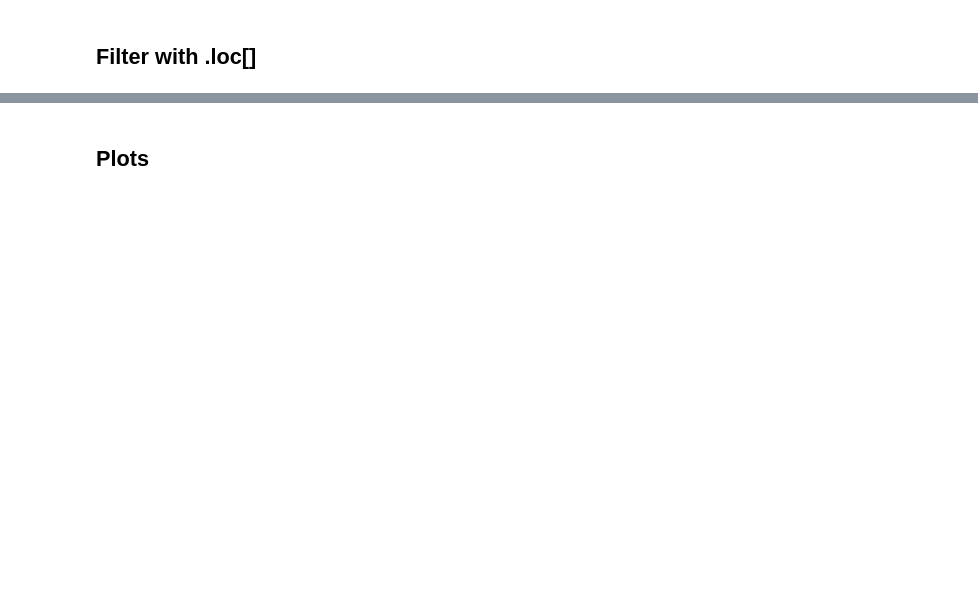
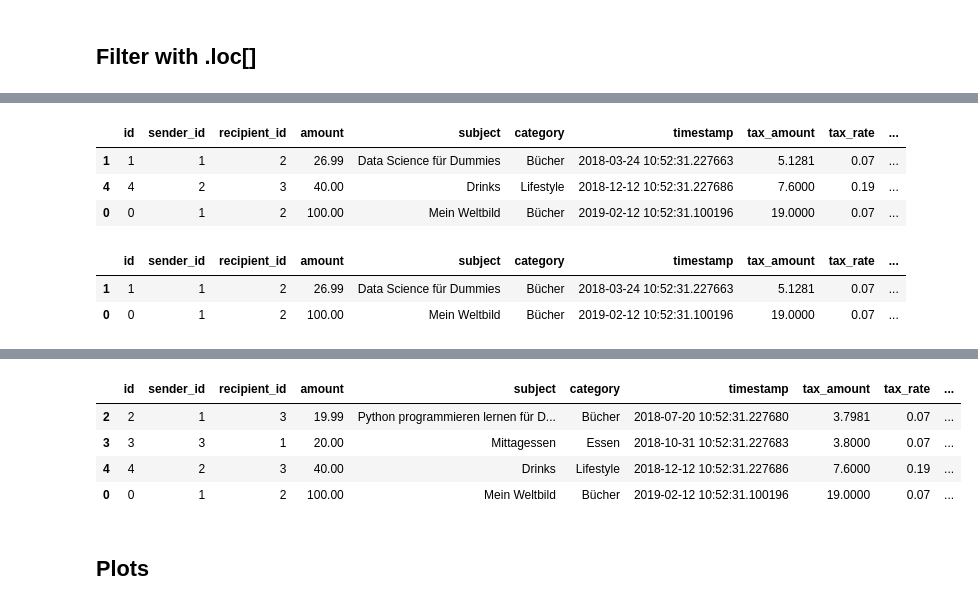
Before and after one commit to torbennaumann/DS-bank-app, a Jupyter notebook: notebooks/Bank App.ipynb, the cells around one changed output, grey strips where cells are left out. Cells and saved outputs as stored; diff of their text form; code cells hidden in the pictures; blank space fills up the shorter version.

```diff
--- a/notebooks/Bank App.ipynb
+++ b/notebooks/Bank App.ipynb
@@ -139,15 +275,30 @@ bank.transactions.loc[bank.transactions['category'] == 'Bücher']
 # %%
 # Filter alle Transaktionen mit einem amount > 20
+
+bank.transactions.loc[bank.transactions['amount'] > 20]
+# %% [output]
+|  | id | sender_id | recipient_id | amount | subject | category | timestamp | tax_amount | tax_rate | ... |
+| 1 | 1 | 1 | 2 | 26.99 | Data Science für Dummies | Bücher | 2018-03-24 10:52:31.227663 | 5.1281 | 0.07 | ... |
+| 4 | 4 | 2 | 3 | 40.00 | Drinks | Lifestyle | 2018-12-12 10:52:31.227686 | 7.6000 | 0.19 | ... |
+| 0 | 0 | 1 | 2 | 100.00 | Mein Weltbild | Bücher | 2019-02-12 10:52:31.100196 | 19.0000 | 0.07 | ... |
 # %%
 # Filter alle Bücher mit einem amount > 20
 
 # Erst die Bücher
-books =
+books = bank.transactions.loc[bank.transactions['category'] == 'Bücher']
 
 # Dann den amount
-books_with_amount_greater_20 =
+books_with_amount_greater_20 = books.loc[bank.transactions ['amount'] > 20]
 
 books_with_amount_greater_20
+# %% [output]
+|  | id | sender_id | recipient_id | amount | subject | category | timestamp | tax_amount | tax_rate | ... |
+| 1 | 1 | 1 | 2 | 26.99 | Data Science für Dummies | Bücher | 2018-03-24 10:52:31.227663 | 5.1281 | 0.07 | ... |
+| 0 | 0 | 1 | 2 | 100.00 | Mein Weltbild | Bücher | 2019-02-12 10:52:31.100196 | 19.0000 | 0.07 | ... |
 # %%
 # Filter alle Transaktionen nach einem Datum (timestamp)
 timestamp = app.utils.random_timestamp()
+print(timestamp)
+
+bank.transactions.loc[bank.transactions['timestamp'] > timestamp]
+# %% [output]
@@ -154,3 +306,8 @@ timestamp = app.utils.random_timestamp()
+|  | id | sender_id | recipient_id | amount | subject | category | timestamp | tax_amount | tax_rate | ... |
+| 2 | 2 | 1 | 3 | 19.99 | Python programmieren lernen für D... | Bücher | 2018-07-20 10:52:31.227680 | 3.7981 | 0.07 | ... |
+| 3 | 3 | 3 | 1 | 20.00 | Mittagessen | Essen | 2018-10-31 10:52:31.227683 | 3.8000 | 0.07 | ... |
+| 4 | 4 | 2 | 3 | 40.00 | Drinks | Lifestyle | 2018-12-12 10:52:31.227686 | 7.6000 | 0.19 | ... |
+| 0 | 0 | 1 | 2 | 100.00 | Mein Weltbild | Bücher | 2019-02-12 10:52:31.100196 | 19.0000 | 0.07 | ... |
 # %% [markdown]
 ## Plots
 # %%
```
Also changed, not shown: parts of 29 cells of this notebook, 3 other files.
